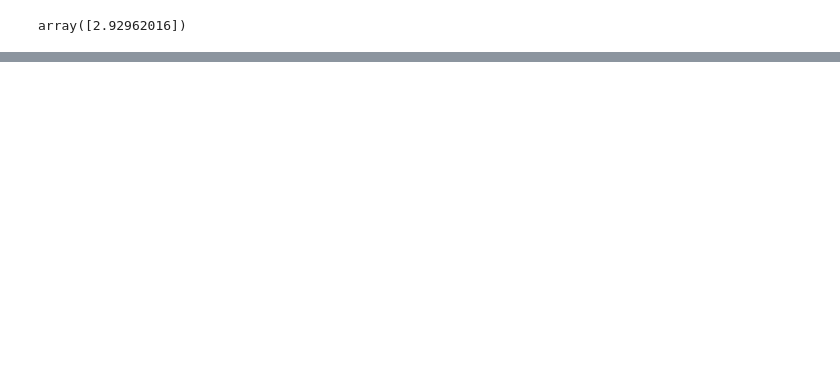
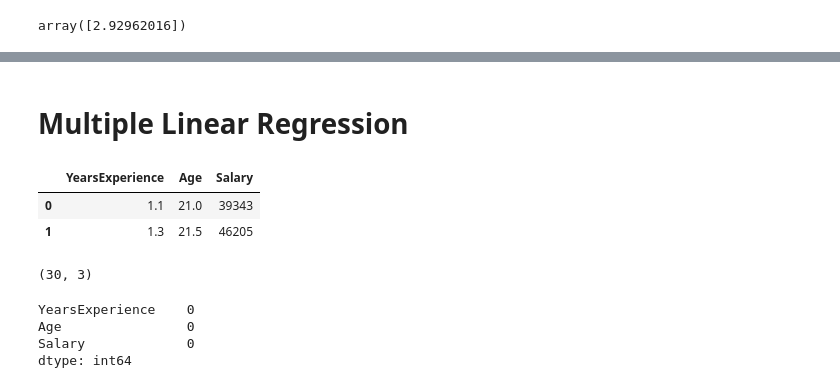
Before and after one commit to saleemullah7654321/DataScience, a Jupyter notebook: 2.MachineLearning.ipynb, the cells around one changed output, grey strips where cells are left out. Saved outputs shown, nothing was run; the diff lists cells and outputs as text; code cells hidden in the pictures; blank space fills up the shorter version.

Commit message:
add multiple regression

```diff
--- a/2.MachineLearning.ipynb
+++ b/2.MachineLearning.ipynb
@@ -1429,0 +1463,20 @@ array([2.92962016])
+# %% [markdown]
+# Multiple Linear Regression
+# %%
+df = pd.read_csv('datasets/Salary_Data.csv')
+df.head(2)
+# %% [output]
+|  | YearsExperience | Age | Salary |
+| 0 | 1.1 | 21.0 | 39343 |
+| 1 | 1.3 | 21.5 | 46205 |
+# %%
+df.shape
+# %% [output]
+(30, 3)
+# %%
+df.isnull().sum()
+# %% [output]
+YearsExperience    0
+Age                0
+Salary             0
+dtype: int64
```
Also changed, not shown: parts of 12 cells of this notebook, 1 other file.
